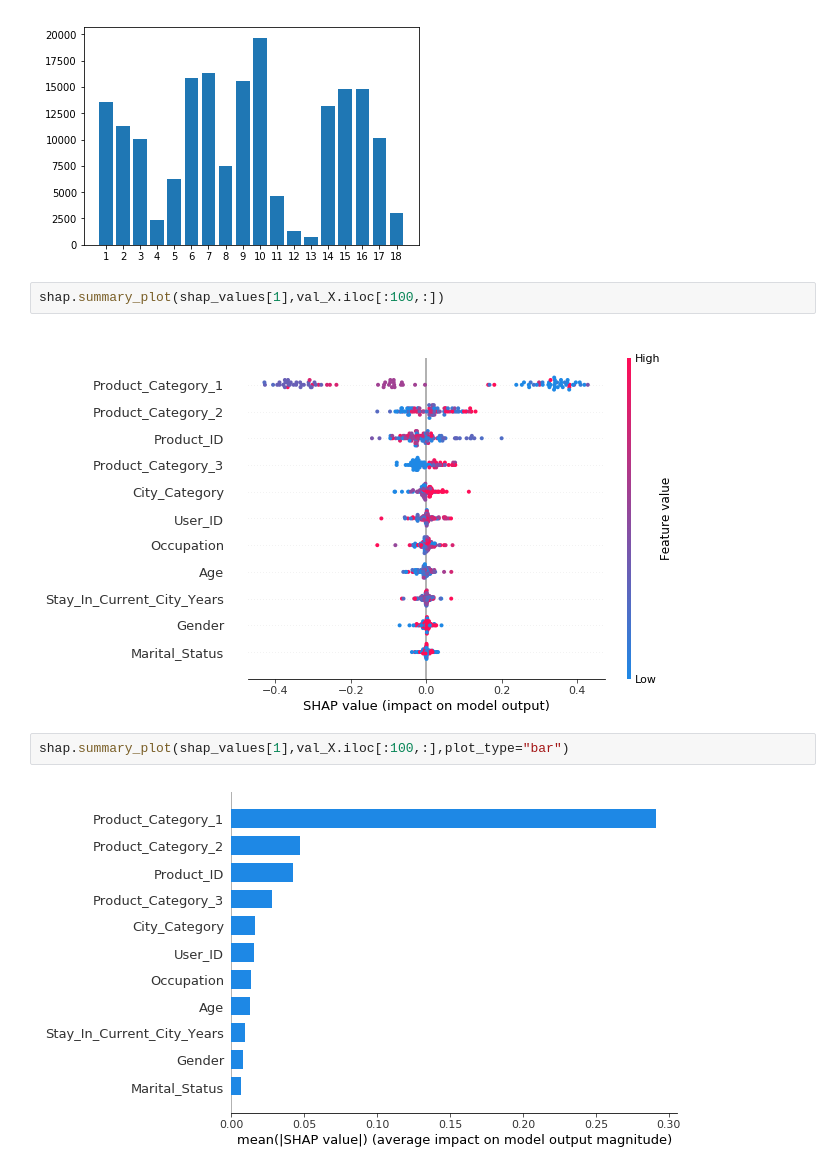
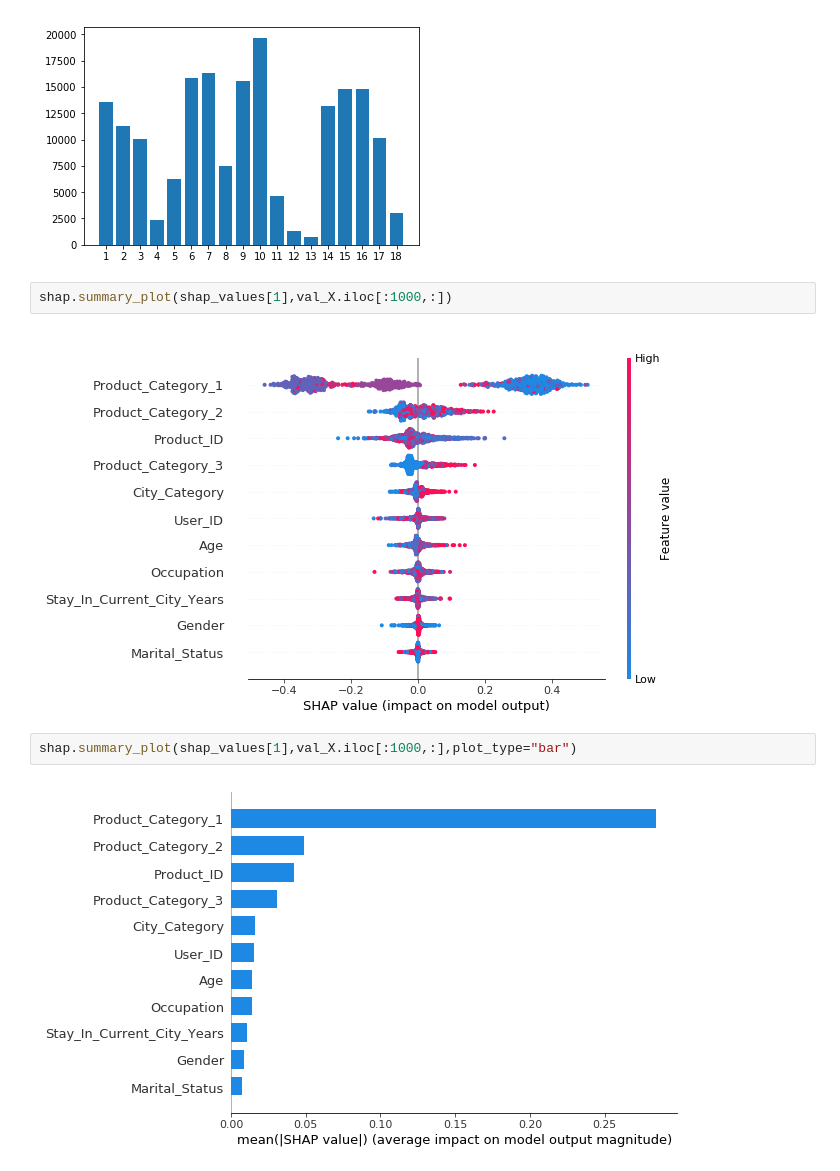
Before and after one commit to cjherman6/black_friday, a Jupyter notebook: Black_Friday2.ipynb, the cells around one changed output. Drawn from its saved outputs; the diff is of its cells as text.

```diff
--- a/Black_Friday2.ipynb
+++ b/Black_Friday2.ipynb
@@ -178,10 +178,10 @@ feature_means(df,'Product_Category_1','Purchase')
 # %% [output]
 [figure]
 # %%
-shap.summary_plot(shap_values[1],val_X.iloc[:100,:])
+shap.summary_plot(shap_values[1],val_X.iloc[:1000,:])
 # %% [output]
-[figure, old version]
+[figure, new version]
 # %%
-shap.summary_plot(shap_values[1],val_X.iloc[:100,:],plot_type="bar")
+shap.summary_plot(shap_values[1],val_X.iloc[:1000,:],plot_type="bar")
 # %% [output]
-[figure, old version]
+[figure, new version]
```
Also changed, not shown: parts of 5 cells of this notebook, 2 other files.
